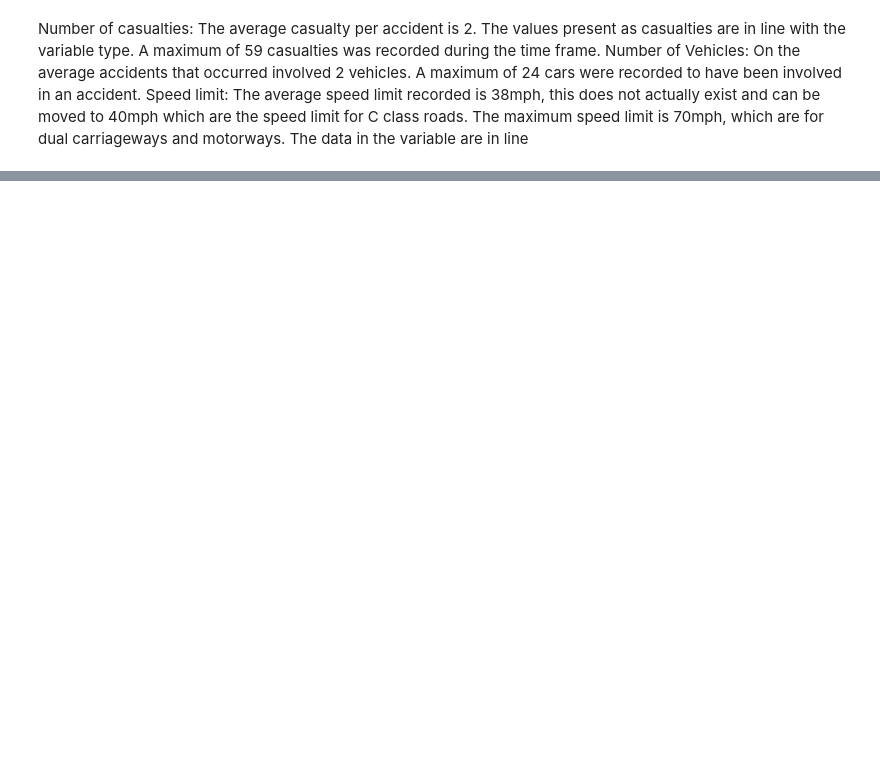
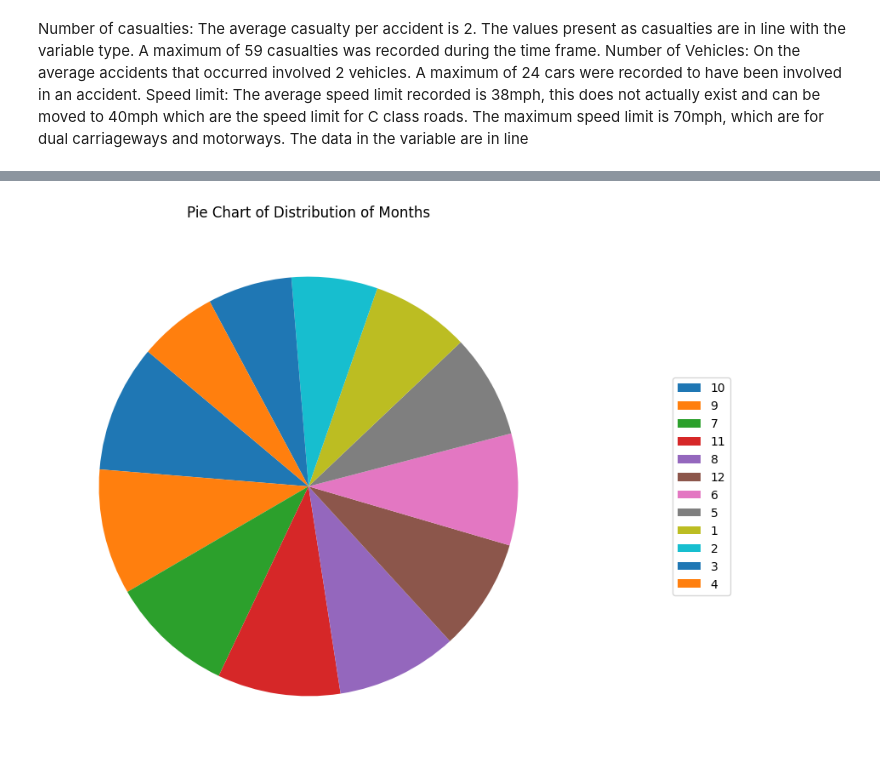
Before and after one commit to Otsemeuno/uk-road-accident, a Jupyter notebook: projectone_exploratory.ipynb, the cells around one changed output, grey strips where cells are left out. Saved outputs shown, nothing was run; the diff lists cells and outputs as text; code cells hidden in the pictures; blank space fills up the shorter version.

```diff
--- a/projectone_exploratory.ipynb
+++ b/projectone_exploratory.ipynb
@@ -140,0 +259,4 @@ Speed limit: The average speed limit recorded is 38mph, this does not actually e
+# %%
+plot_pie_chart(df['month'], 'Months')
+# %% [output]
+[figure, added]
```
Also changed, not shown: parts of 12 cells of this notebook.
